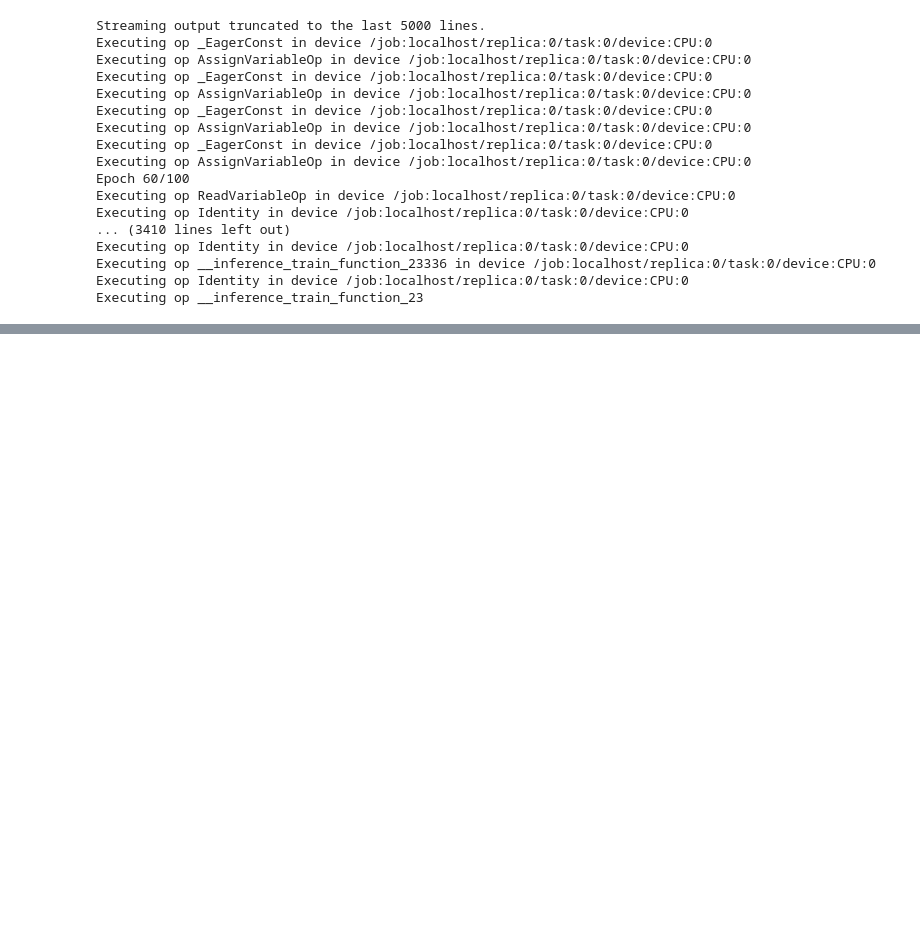
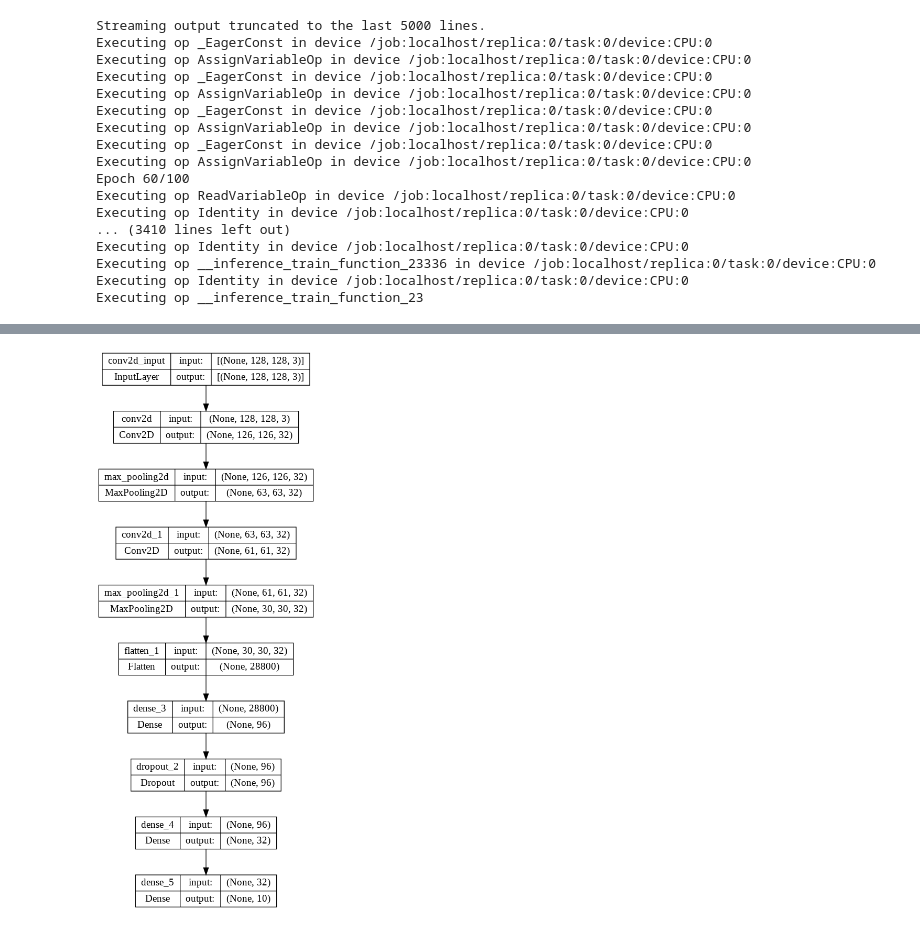
Before and after one commit to sandeepss2020/Neural_Network-DL, a Jupyter notebook: 2147130_CAC2_NNDL.ipynb, the cells around one changed output, grey strips where cells are left out. Saved outputs shown, nothing was run; the diff lists cells and outputs as text; code cells hidden in the pictures; blank space fills up the shorter version.

```diff
--- a/2147130_CAC2_NNDL.ipynb
+++ b/2147130_CAC2_NNDL.ipynb
@@ -759,0 +779,5 @@ plt.show()
+# %%
+from keras.utils.vis_utils import plot_model
+plot_model(cnn_model2, show_shapes=True, show_layer_names=True)
+# %% [output]
+[figure, added]
```
Also changed, not shown: parts of 11 cells of this notebook.
